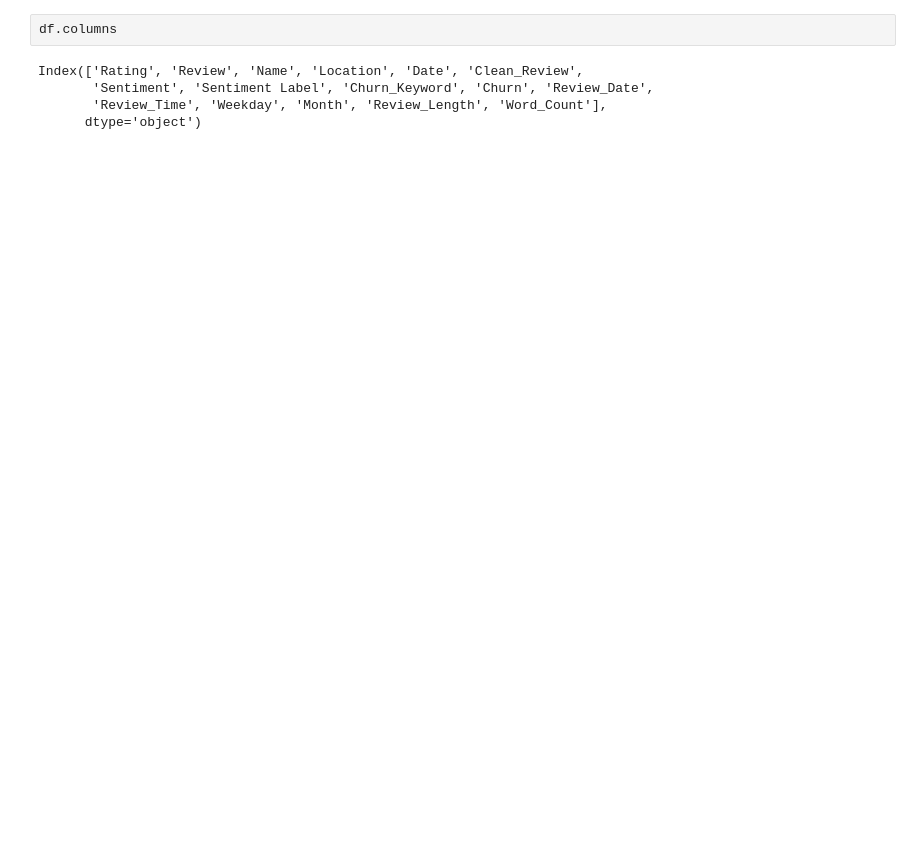
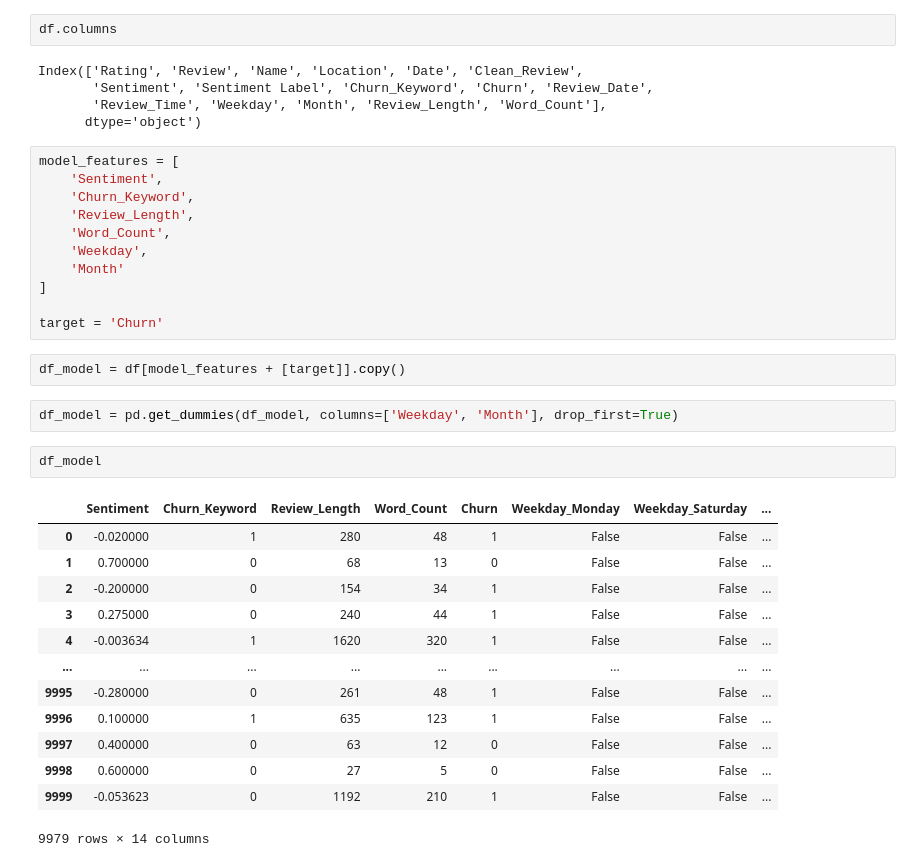
Before and after one commit to Deelaw15/Vodaphone-Customer-Churn, a Jupyter notebook: Data preparation.ipynb, the cells around one changed output. Saved outputs shown, nothing was run; the diff lists cells and outputs as text; blank space fills up the shorter version.

Commit message:
Modelling

```diff
--- a/Data preparation.ipynb
+++ b/Data preparation.ipynb
@@ -225,3 +225,34 @@ Index(['Rating', 'Review', 'Name', 'Location', 'Date', 'Clean_Review',
        'Sentiment', 'Sentiment Label', 'Churn_Keyword', 'Churn', 'Review_Date',
        'Review_Time', 'Weekday', 'Month', 'Review_Length', 'Word_Count'],
       dtype='object')
+# %%
+model_features = [
+    'Sentiment',
+    'Churn_Keyword',
+    'Review_Length',
+    'Word_Count',
+    'Weekday',
+    'Month'
+]
+
+target = 'Churn'
+# %%
+df_model = df[model_features + [target]].copy()
+# %%
+df_model = pd.get_dummies(df_model, columns=['Weekday', 'Month'], drop_first=True)
+# %%
+df_model
+# %% [output]
+|  | Sentiment | Churn_Keyword | Review_Length | Word_Count | Churn | Weekday_Monday | Weekday_Saturday | ... |
+| 0 | -0.020000 | 1 | 280 | 48 | 1 | False | False | ... |
+| 1 | 0.700000 | 0 | 68 | 13 | 0 | False | False | ... |
+| 2 | -0.200000 | 0 | 154 | 34 | 1 | False | False | ... |
+| 3 | 0.275000 | 0 | 240 | 44 | 1 | False | False | ... |
+| 4 | -0.003634 | 1 | 1620 | 320 | 1 | False | False | ... |
+| ... | ... | ... | ... | ... | ... | ... | ... | ... |
+| 9995 | -0.280000 | 0 | 261 | 48 | 1 | False | False | ... |
+| 9996 | 0.100000 | 1 | 635 | 123 | 1 | False | False | ... |
+| 9997 | 0.400000 | 0 | 63 | 12 | 0 | False | False | ... |
+| 9998 | 0.600000 | 0 | 27 | 5 | 0 | False | False | ... |
+| 9999 | -0.053623 | 0 | 1192 | 210 | 1 | False | False | ... |
+9979 rows × 14 columns
```
Also changed, not shown: parts of 3 cells of this notebook.
